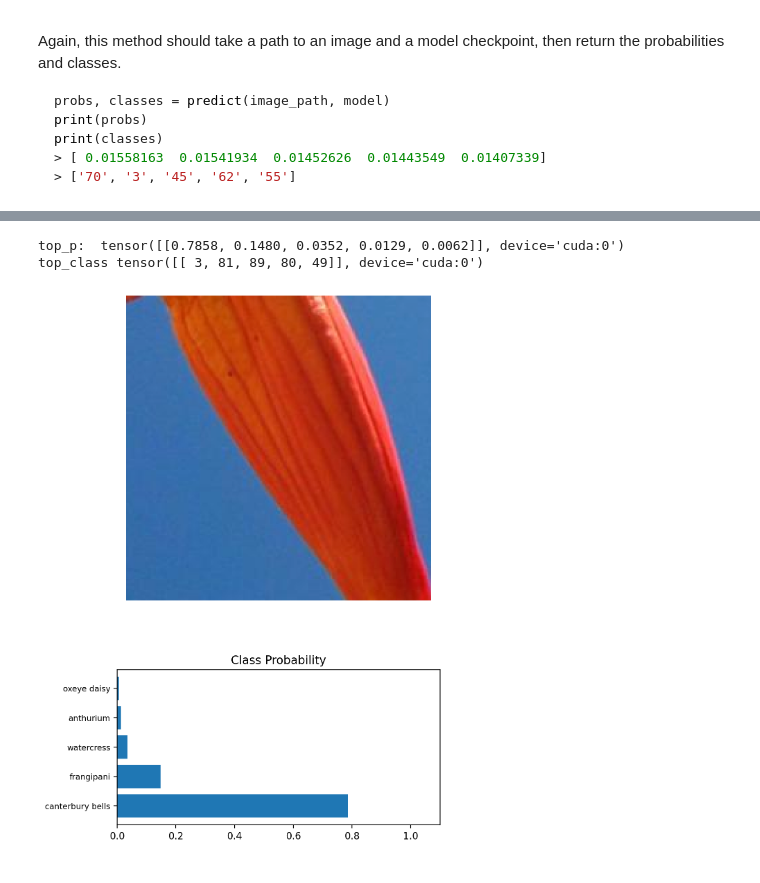
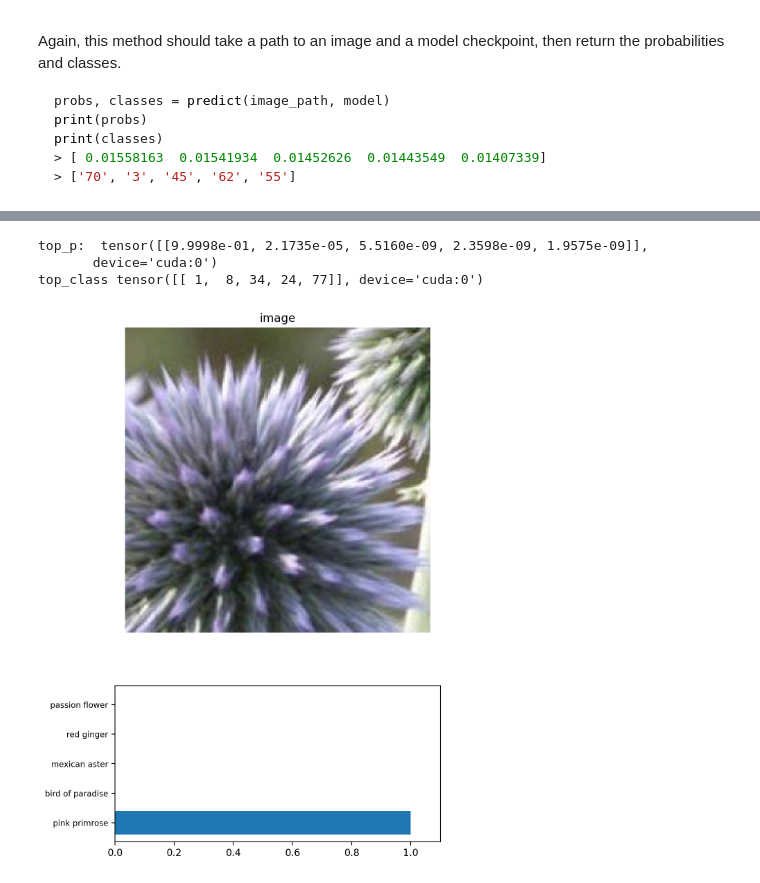
Before and after one commit to amnyulwa/aipnd-project, a Jupyter notebook: Image_Classifier_Project.ipynb, the cells around one changed output, grey strips where cells are left out. Drawn from its saved outputs; the diff is of its cells as text; code cells hidden in the pictures.

```diff
--- a/Image_Classifier_Project.ipynb
+++ b/Image_Classifier_Project.ipynb
@@ -177,9 +175,10 @@ class Classifier(nn.Module):
         super().__init__()
 
         # part-2 Neural Networks,  fully-connected or dense networks. Each unit in one layer is connected to each unit in the next layer. In fully-connected networks, the input to each layer must be a one-dimensional vector (which can be stacked into a 2D tensor as a batch of multiple examples)
-        self.fc1 = nn.Linear(25088, 2000)
-        self.fc2 = nn.Linear(2000, 256 )
-        self.fc3 = nn.Linear(256, 102)
+        self.fc1 = nn.Linear(25088, 4096)
+        self.fc2 = nn.Linear(4096, 2048)
+        self.fc3 = nn.Linear(2048, 1000)
+        self.fc4 = nn.Linear(1000, 102)
         self.dropout = nn.Dropout(0.2)
 
     def forward(self, x):
@@ -188,8 +187,9 @@ class Classifier(nn.Module):
 
         x = self.dropout(F.relu(self.fc1(x)))
         x = self.dropout(F.relu(self.fc2(x)))
+        x = self.dropout(F.relu(self.fc3(x)))
 
-        x = F.log_softmax(self.fc3(x), dim=1)
+        x = F.log_softmax(self.fc4(x), dim=1)
 
         return x
 
@@ -214,7 +214,7 @@ print(type(model))
 
 criterion = nn.NLLLoss()
 
-optimizer = optim.Adam(model.classifier.parameters(), lr=0.002)
+optimizer = optim.Adam(model.classifier.parameters(), lr=0.001)
 
 #device = torch.device("cudo:0" if torch.cuda.is_available() else "mps" if torch.mps.device_count() > 0 else "cpu" if torch.cpu.is_available())""""
 #print(torch.cuda.current_device())
@@ -363,5 +354,5 @@ with torch.no_grad():
 print(f"Test loss: {test_loss/len(testloader):.3f}.. "
                 f"Test accuracy : {accuracy/len(testloader):.3f}")
 
-model.train()
+#model.train()
 # %% [output]
@@ -419,17 +393,16 @@ At this point it's good to write a function that can load a checkpoint and rebui
 
 def load_checkpoint(filepath):
 
-
-
     model = models.vgg16(pretrained=True)
 
     class Classifier(nn.Module):
       def __init__(self):
         super().__init__()
 
-        self.fc1 = nn.Linear(25088, 2000)
-        self.fc2 = nn.Linear(2000, 256 )
-        self.fc3 = nn.Linear(256, 102)
+        self.fc1 = nn.Linear(25088, 4096)
+        self.fc2 = nn.Linear(4096, 2048)
+        self.fc3 = nn.Linear(2048, 1000)
+        self.fc4 = nn.Linear(1000, 102)
         self.dropout = nn.Dropout(0.2)
 
       def forward(self, x):
@@ -438,8 +411,9 @@ def load_checkpoint(filepath):
 
         x = self.dropout(F.relu(self.fc1(x)))
         x = self.dropout(F.relu(self.fc2(x)))
+        x = self.dropout(F.relu(self.fc3(x)))
 
-        x = F.log_softmax(self.fc3(x), dim=1)
+        x = F.log_softmax(self.fc4(x), dim=1)
 
         return x
 
@@ -632,33 +606,34 @@ Now that you can use a trained model for predictions, check to make sure it make
 You can convert from the class integer encoding to actual flower names with the `cat_to_name.json` file (should have been loaded earlier in the notebook). To show a PyTorch tensor as an image, use the `imshow` function defined above.
 # %%
 # TODO: Display an image along with the top 5 classes
-image_path = 'flowers/train/101/image_07958.jpg'
+image_path = 'flowers/train/10/image_07100.jpg'
 
 model = load_checkpoint('checkpoint.pth')
 
 top_p, top_class = predict(image_path, model)
 print("top_p: ", top_p)
 print("top_class", top_class)
 image = process_image(image_path)
 
-# Display the image
+
 fig, (ax1, ax2) = plt.subplots(figsize=(6,9), nrows=2)
 imshow(image, ax=ax1) # Display using imshow
 ax1.axis('off')
+ax1.set_title("image")
 
-# Display the top 5 probabilities as a bar graph
+
 probs = top_p.cpu().numpy().squeeze()
 classes = top_class.cpu().numpy().squeeze() #changed variable name to classes to avoid conflict
 ax2.barh(np.arange(5), probs) # Display top 5
 ax2.set_aspect(0.1)
 ax2.set_yticks(np.arange(5))
 ax2.set_yticklabels([cat_to_name[str(c)] for c in classes], size='small') # changed variable name here as well
-ax2.set_title('Class Probability')
+#ax2.set_title('Class Probability')
 ax2.set_xlim(0, 1.1)
-
 plt.tight_layout()
 plt.show()
 # %% [output]
-top_p:  tensor([[0.7858, 0.1480, 0.0352, 0.0129, 0.0062]], device='cuda:0')
-top_class tensor([[ 3, 81, 89, 80, 49]], device='cuda:0')
+top_p:  tensor([[9.9998e-01, 2.1735e-05, 5.5160e-09, 2.3598e-09, 1.9575e-09]],
+       device='cuda:0')
+top_class tensor([[ 1,  8, 34, 24, 77]], device='cuda:0')
-[figure, old version]
+[figure, new version]
```
Also changed, not shown: parts of 7 cells of this notebook.
